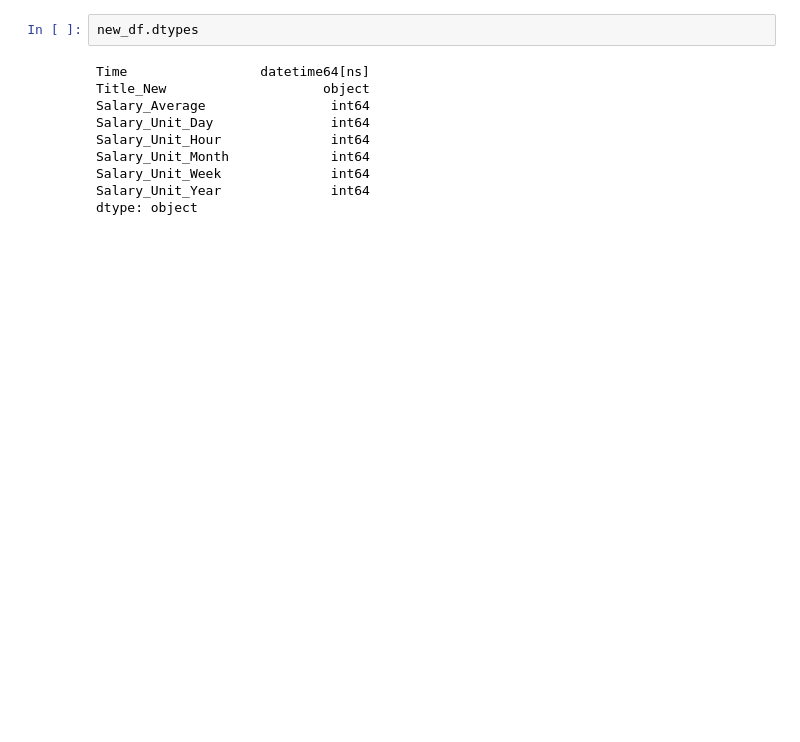
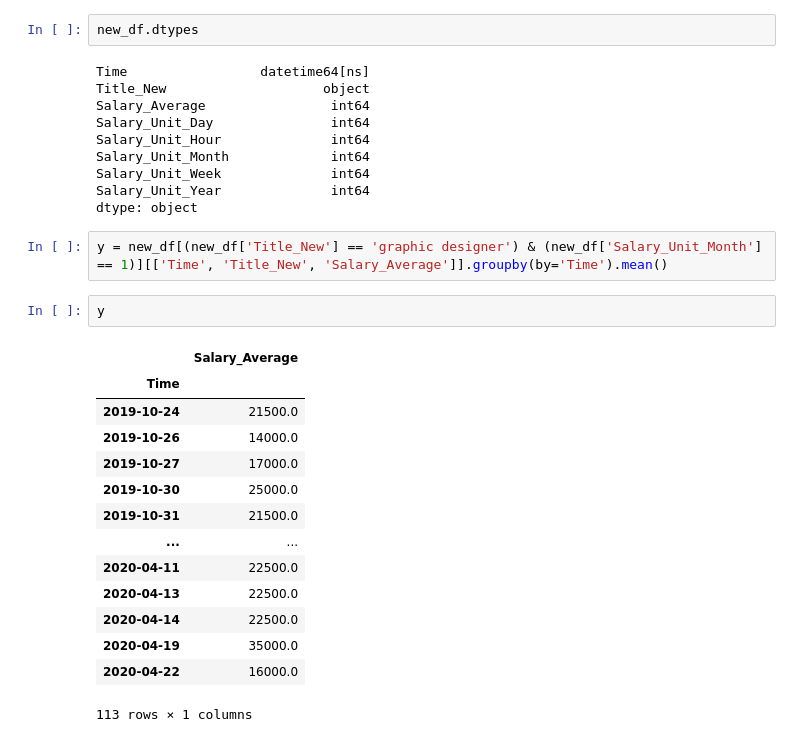
Before and after one commit to alvynabranches/Machine_Learning_With_Job_Data, a Jupyter notebook: RNN.ipynb, the cells around one changed output. Cells and saved outputs as stored; diff of their text form; blank space fills up the shorter version.

```diff
--- a/RNN.ipynb
+++ b/RNN.ipynb
@@ -92,3 +71,22 @@ Salary_Unit_Month             int64
 Salary_Unit_Week              int64
 Salary_Unit_Year              int64
 dtype: object
+# %%
+y = new_df[(new_df['Title_New'] == 'graphic designer') & (new_df['Salary_Unit_Month'] == 1)][['Time', 'Title_New', 'Salary_Average']].groupby(by='Time').mean()
+# %%
+y
+# %% [output]
+|  | Salary_Average |
+| Time |  |
+| 2019-10-24 | 21500.0 |
+| 2019-10-26 | 14000.0 |
+| 2019-10-27 | 17000.0 |
+| 2019-10-30 | 25000.0 |
+| 2019-10-31 | 21500.0 |
+| ... | ... |
+| 2020-04-11 | 22500.0 |
+| 2020-04-13 | 22500.0 |
+| 2020-04-14 | 22500.0 |
+| 2020-04-19 | 35000.0 |
+| 2020-04-22 | 16000.0 |
+113 rows × 1 columns
```
Also changed, not shown: parts of 8 cells of this notebook, 8 other files.
